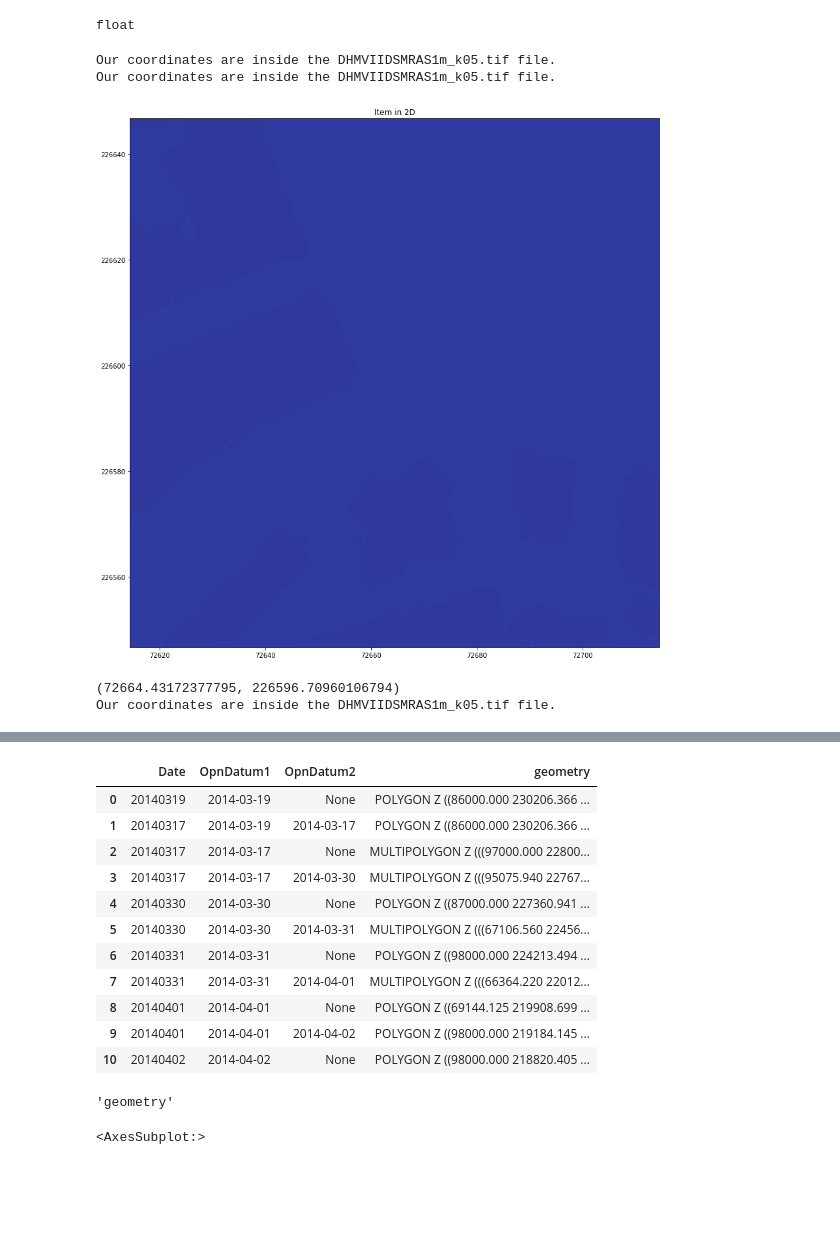
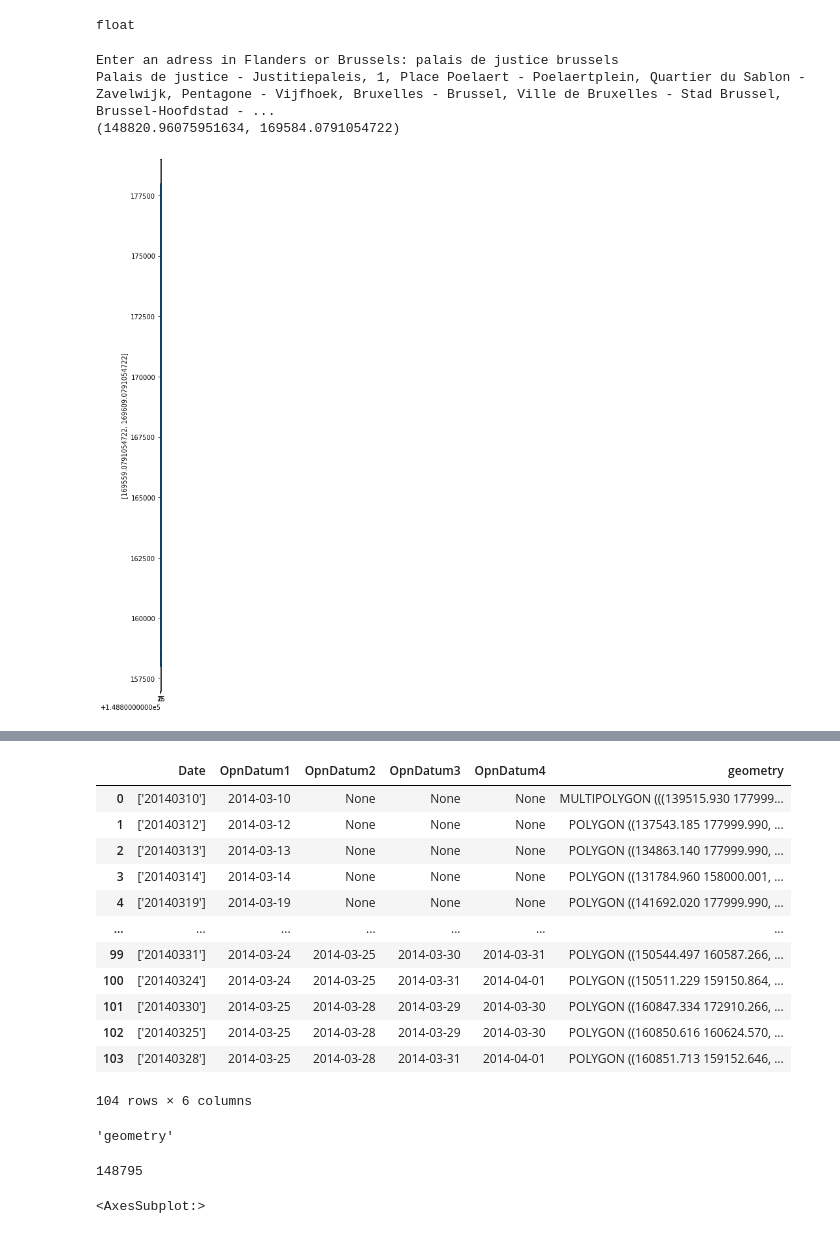
Before and after one commit to alebegge/3Dplotting_houses, a Jupyter notebook: Test_read_1_file.ipynb, the cells around one changed output, grey strips where cells are left out. Saved outputs shown, nothing was run; the diff lists cells and outputs as text; code cells hidden in the pictures; blank space fills up the shorter version.

Commit message:
address module + 1st try shapefile

```diff
--- a/Test_read_1_file.ipynb
+++ b/Test_read_1_file.ipynb
@@ -164,26 +164,25 @@ float
 # %%
 import geopandas as gpd
 import matplotlib.pyplot as plt
 from plotting import Plotting
 import numpy as np
 
-test = Plotting(51.34395808132645, 3.2588635662958314)
+test = Plotting()
 coord = test.transform_coord()
 print(coord)
 test.wich_file()
 slice = 25
 x_bounds = [coord[0] - slice, coord[0] + slice]
 y_bounds = [coord[1] - slice, coord[1] + slice]
 
-t5_shape = gpd.read_file('resources\DSM_nl_unzip\DHMVII_vdc_k5.shp')
+t5_shape = gpd.read_file('resources\DSM_nl_unzip\DHMVII_vdc_k31.shp')
 fig, ax = plt.subplots(1,1, figsize=(15,15))
 ax.set_xlim(x_bounds)
 ax.set_ylabel(y_bounds)
 t5_shape.plot(ax=ax, legend=True)
 plt.show()
 # %% [output]
-Our coordinates are inside the DHMVIIDSMRAS1m_k05.tif file.
-Our coordinates are inside the DHMVIIDSMRAS1m_k05.tif file.
+Enter an adress in Flanders or Brussels: palais de justice brussels
+Palais de justice - Justitiepaleis, 1, Place Poelaert - Poelaertplein, Quartier du Sablon - Zavelwijk, Pentagone - Vijfhoek, Bruxelles - Brussel, Ville de Bruxelles - Stad Brussel, Brussel-Hoofdstad - ...
+(148820.96075951634, 169584.0791054722)
-[figure, old version]
+[figure, new version]
-(72664.43172377795, 226596.70960106794)
-Our coordinates are inside the DHMVIIDSMRAS1m_k05.tif file.
@@ -191,18 +189,19 @@ Our coordinates are inside the DHMVIIDSMRAS1m_k05.tif file.
 # %%
 t5_shape
 # %% [output]
-|  | Date | OpnDatum1 | OpnDatum2 | geometry |
-| 0 | 20140319 | 2014-03-19 | None | POLYGON Z ((86000.000 230206.366 ... |
-| 1 | 20140317 | 2014-03-19 | 2014-03-17 | POLYGON Z ((86000.000 230206.366 ... |
-| 2 | 20140317 | 2014-03-17 | None | MULTIPOLYGON Z (((97000.000 22800... |
-| 3 | 20140317 | 2014-03-17 | 2014-03-30 | MULTIPOLYGON Z (((95075.940 22767... |
-| 4 | 20140330 | 2014-03-30 | None | POLYGON Z ((87000.000 227360.941 ... |
-| 5 | 20140330 | 2014-03-30 | 2014-03-31 | MULTIPOLYGON Z (((67106.560 22456... |
-| 6 | 20140331 | 2014-03-31 | None | POLYGON Z ((98000.000 224213.494 ... |
-| 7 | 20140331 | 2014-03-31 | 2014-04-01 | MULTIPOLYGON Z (((66364.220 22012... |
-| 8 | 20140401 | 2014-04-01 | None | POLYGON Z ((69144.125 219908.699 ... |
-| 9 | 20140401 | 2014-04-01 | 2014-04-02 | POLYGON Z ((98000.000 219184.145 ... |
-| 10 | 20140402 | 2014-04-02 | None | POLYGON Z ((98000.000 218820.405 ... |
+|  | Date | OpnDatum1 | OpnDatum2 | OpnDatum3 | OpnDatum4 | geometry |
+| 0 | ['20140310'] | 2014-03-10 | None | None | None | MULTIPOLYGON (((139515.930 177999... |
+| 1 | ['20140312'] | 2014-03-12 | None | None | None | POLYGON ((137543.185 177999.990, ... |
+| 2 | ['20140313'] | 2014-03-13 | None | None | None | POLYGON ((134863.140 177999.990, ... |
+| 3 | ['20140314'] | 2014-03-14 | None | None | None | POLYGON ((131784.960 158000.001, ... |
+| 4 | ['20140319'] | 2014-03-19 | None | None | None | POLYGON ((141692.020 177999.990, ... |
+| ... | ... | ... | ... | ... | ... | ... |
+| 99 | ['20140331'] | 2014-03-24 | 2014-03-25 | 2014-03-30 | 2014-03-31 | POLYGON ((150544.497 160587.266, ... |
+| 100 | ['20140324'] | 2014-03-24 | 2014-03-25 | 2014-03-31 | 2014-04-01 | POLYGON ((150511.229 159150.864, ... |
+| 101 | ['20140330'] | 2014-03-25 | 2014-03-28 | 2014-03-29 | 2014-03-30 | POLYGON ((160847.334 172910.266, ... |
+| 102 | ['20140325'] | 2014-03-25 | 2014-03-28 | 2014-03-29 | 2014-03-30 | POLYGON ((160850.616 160624.570, ... |
+| 103 | ['20140328'] | 2014-03-25 | 2014-03-28 | 2014-03-31 | 2014-04-01 | POLYGON ((160851.713 159152.646, ... |
+104 rows × 6 columns
 # %%
 t5_shape.geometry.name
 # %% [output]
@@ -212,3 +211,7 @@ my_gpd = t5_shape.cx[(coord[0] - slice):(coord[0] + slice), (coord[1] - slice):(
+# %%
+int(coord[0]-slice)
+# %% [output]
+148795
 # %%
 my_gpd.plot(figsize=(15,15))
 # %% [output]
```
Also changed, not shown: parts of 4 cells of this notebook, 2 other files.
